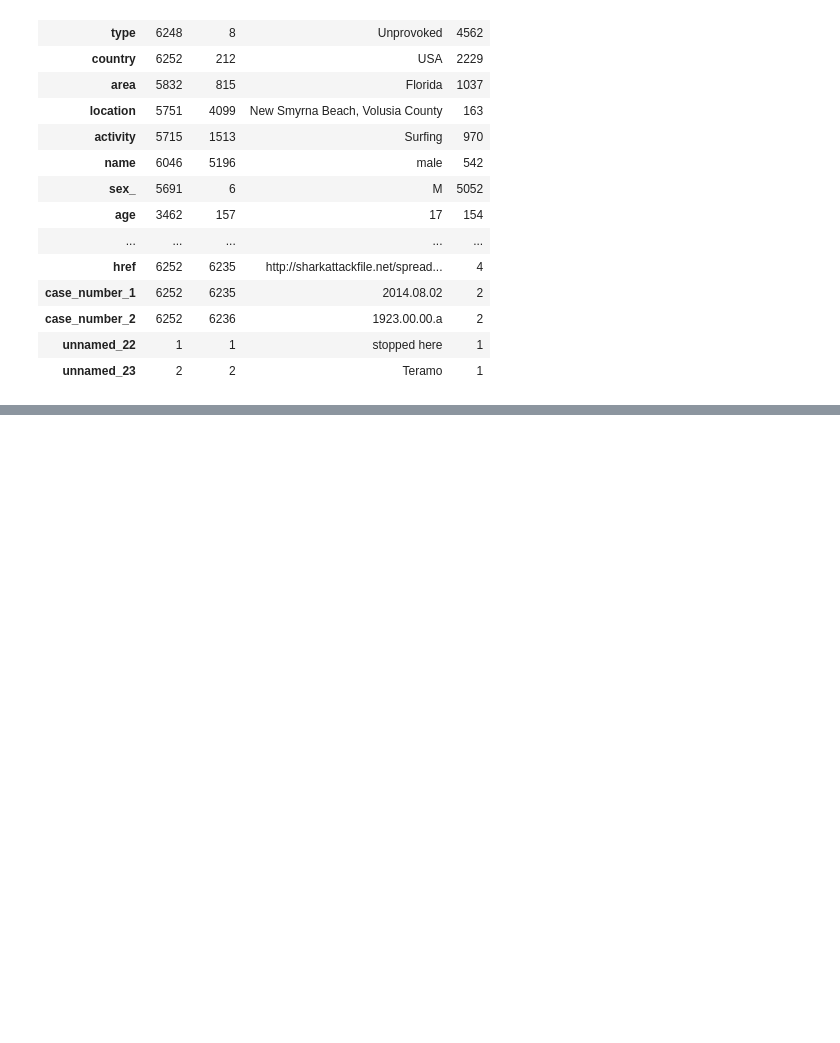
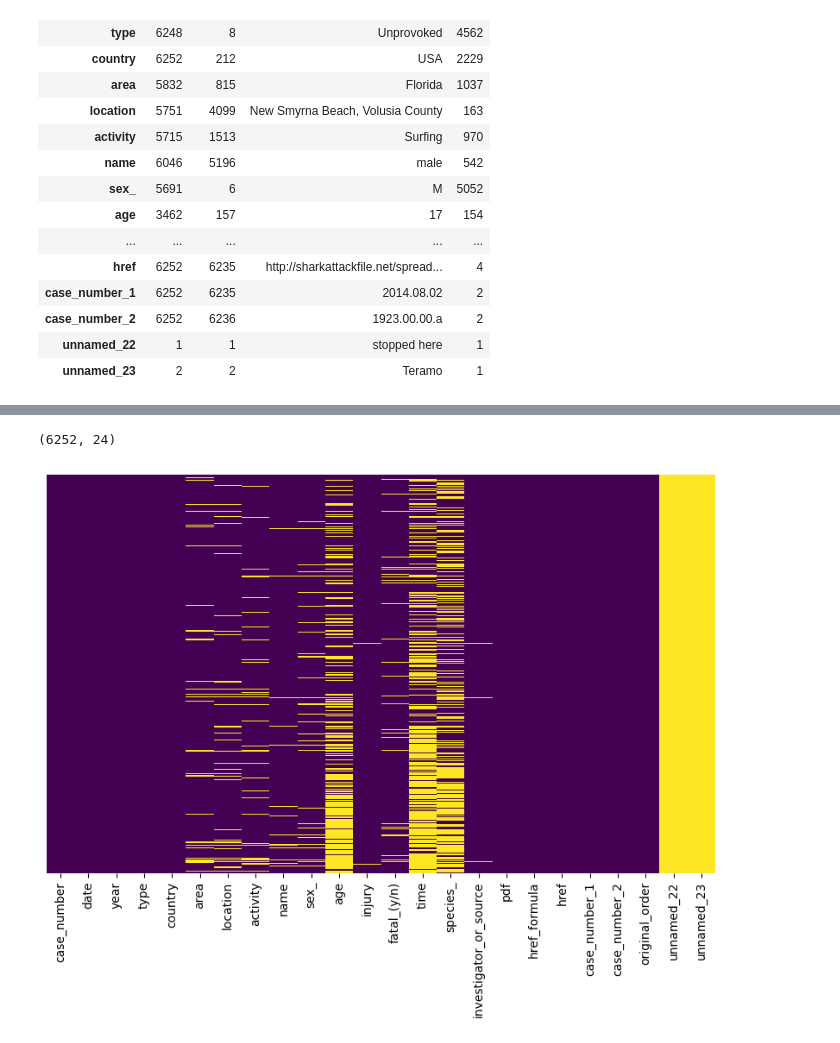
Before and after one commit to monicaclaros/Pandas_MKCC, a Jupyter notebook: Pandas_Safaera.ipynb, the cells around one changed output, grey strips where cells are left out. Saved outputs shown, nothing was run; the diff lists cells and outputs as text; code cells hidden in the pictures; blank space fills up the shorter version.

```diff
--- a/Pandas_Safaera.ipynb
+++ b/Pandas_Safaera.ipynb
@@ -256,0 +283,17 @@ df_sharks.describe(include='object').T
+# %%
+df_sharks.shape
+# %% [output]
+(6252, 24)
+# %%
+plt.figure(figsize=(10, 6))  # inicia la figura y establece el tamaño
+
+sns.heatmap(df_sharks.isna(),      # datos
+            yticklabels=False,  # quita las etiquetas del eje y
+            cmap='viridis',     # mapa de color
+            cbar=False,         # sin barra lateral
+           )
+
+
+plt.show();
+# %% [output]
+[figure, added]
```
Also changed, not shown: parts of 22 cells of this notebook.
